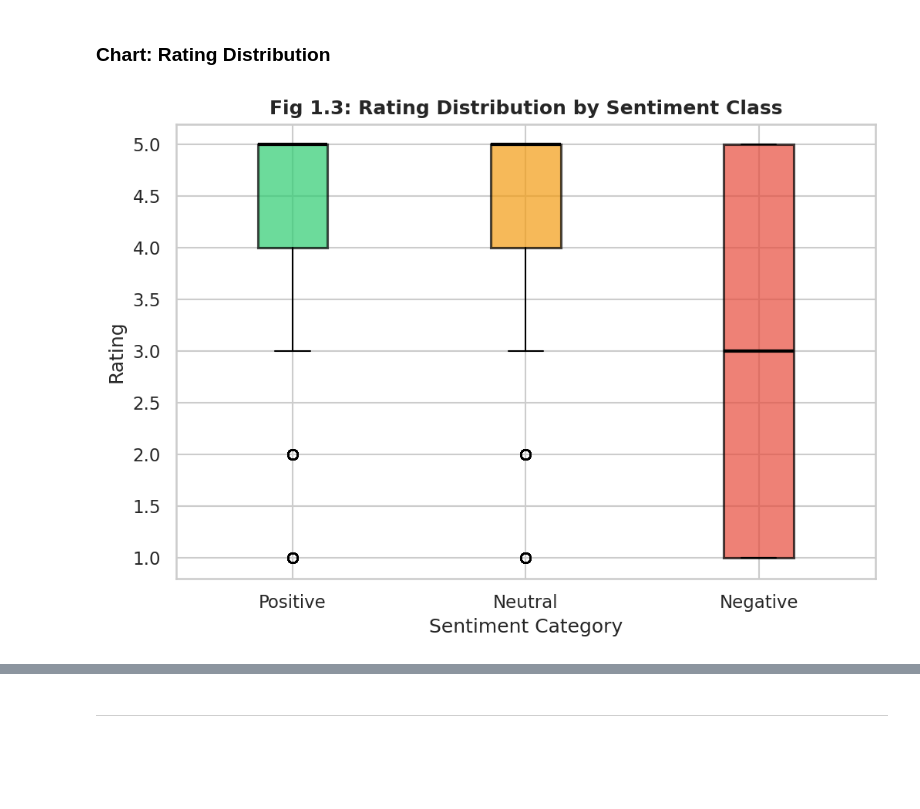
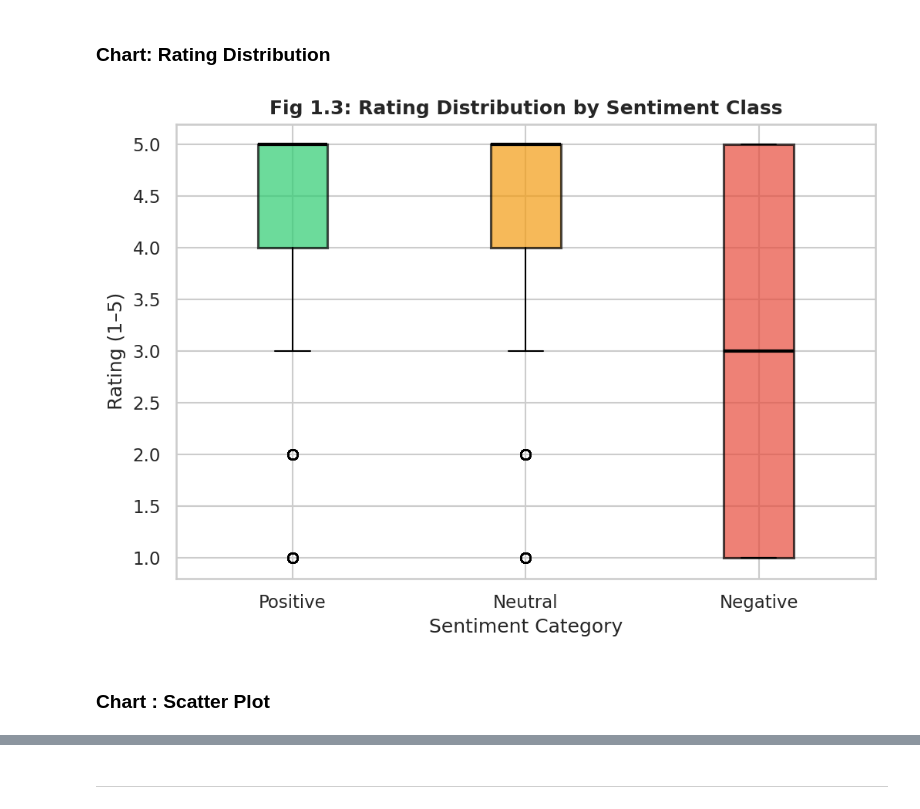
Before and after one commit to m-aryan/Social_Media_Sentiment_Polarity_on_Consumer_Purchase_Intention, a Jupyter notebook: Social_Media_Sentiment_Polarity_on_Consumer_Purchase_Intention.ipynb, the cells around one changed output, grey strips where cells are left out. Cells and saved outputs as stored; diff of their text form; code cells hidden in the pictures; blank space fills up the shorter version.

```diff
--- a/Social_Media_Sentiment_Polarity_on_Consumer_Purchase_Intention.ipynb
+++ b/Social_Media_Sentiment_Polarity_on_Consumer_Purchase_Intention.ipynb
@@ -375,26 +404,29 @@ plt.show()
 # %% [markdown]
 ### **Chart: Rating Distribution**
 # %%
-plt.figure(figsize=(7,5))
+def plot_boxplot(ax):
+    bp = ax.boxplot(
+        [df[df['sentiment'] == s]['rating'].values for s in order],
+        labels=order,
+        patch_artist=True,
+        boxprops=dict(linewidth=1.5),
+        medianprops=dict(color='black', linewidth=2)
+    )
 
-bp = plt.boxplot(
-    [df[df['sentiment']==s]['rating'] for s in order],
-    labels=order,
-    patch_artist=True,
-    boxprops=dict(linewidth=1.5),
-    medianprops=dict(color='black', linewidth=2)
-)
+    for patch, s in zip(bp['boxes'], order):
+        patch.set_facecolor(colors[s])
+        patch.set_alpha(0.7)
 
-for patch, s in zip(bp['boxes'], order):
-    patch.set_facecolor(colors[s])
-    patch.set_alpha(0.7)
-
-plt.title('Fig 1.3: Rating Distribution by Sentiment Class', fontweight='bold')
-plt.xlabel('Sentiment Category')
-plt.ylabel('Rating')
-
-plt.tight_layout()
-plt.savefig("Fig1_3_Boxplot.png", dpi=150)
-plt.show()
+    ax.set_title('Fig 1.3: Rating Distribution by Sentiment Class', fontweight='bold')
+    ax.set_xlabel('Sentiment Category')
+    ax.set_ylabel('Rating (1–5)')
-# %% [output]
-[figure, removed]
+# %%
+fig, ax = plt.subplots(figsize=(7,5))
+plot_boxplot(ax)
+plt.tight_layout()
+plt.savefig("Fig1_3_Boxplot.png", dpi=150)
+plt.show()
+# %% [output]
+[figure, added]
+# %% [markdown]
+### **Chart : Scatter Plot**
```
Also changed, not shown: parts of 12 cells of this notebook.
